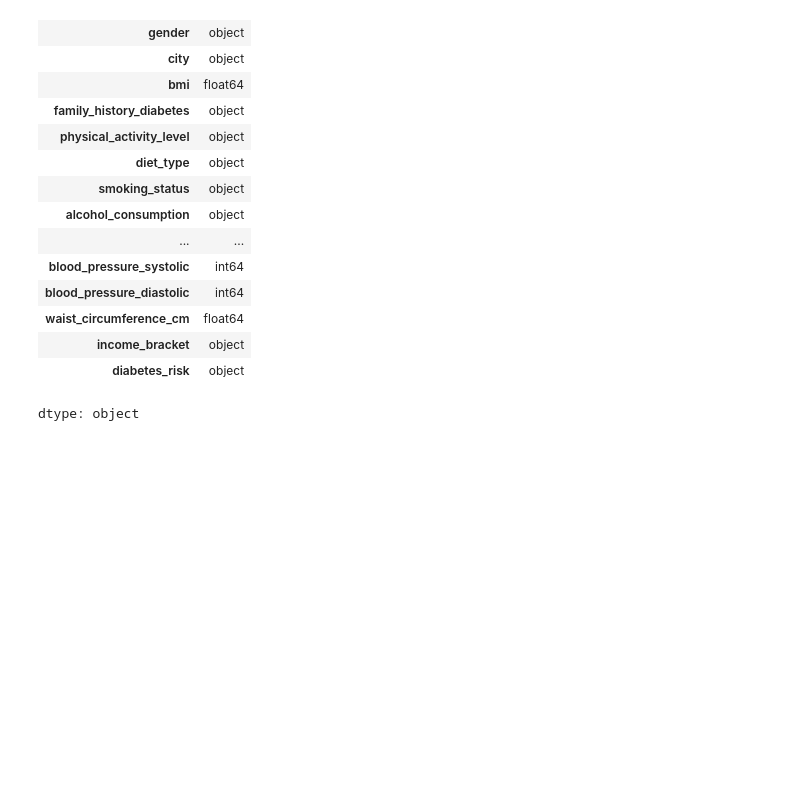
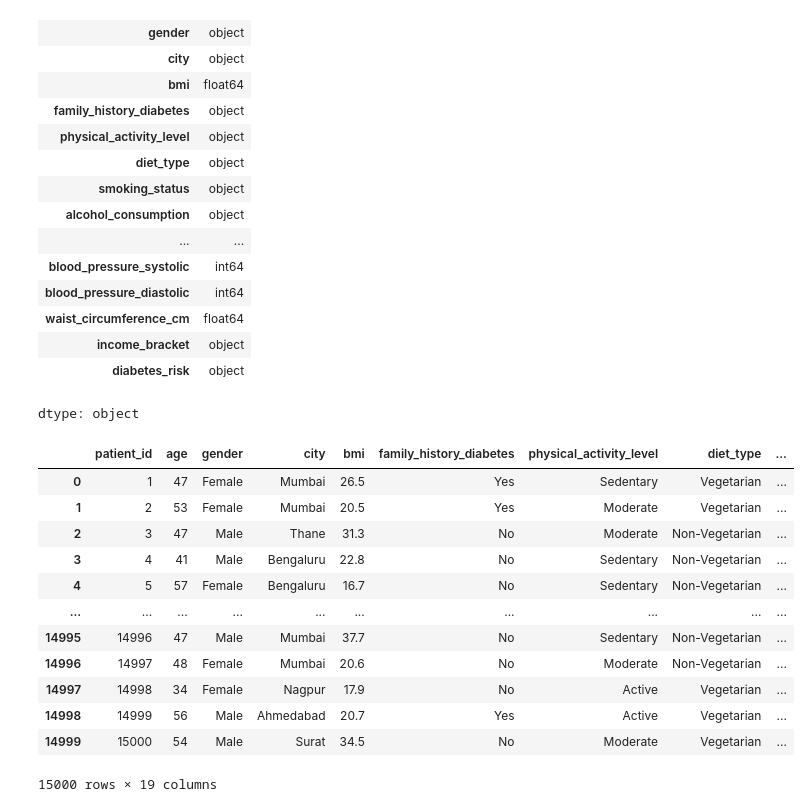
Before and after one commit to Group-9-AI-ML-class-A/Diabetes-Risk-screener, a Jupyter notebook: Virtue_Data_Cleaning_CapstoneP.ipynb, the cells around one changed output. Drawn from its saved outputs; the diff is of its cells as text; code cells hidden in the pictures; blank space fills up the shorter version.

```diff
--- a/Virtue_Data_Cleaning_CapstoneP.ipynb
+++ b/Virtue_Data_Cleaning_CapstoneP.ipynb
@@ -191,3 +191,19 @@ df.dtypes
 | income_bracket | object |
 | diabetes_risk | object |
 dtype: object
+# %%
+df
+# %% [output]
+|  | patient_id | age | gender | city | bmi | family_history_diabetes | physical_activity_level | diet_type | ... |
+| 0 | 1 | 47 | Female | Mumbai | 26.5 | Yes | Sedentary | Vegetarian | ... |
+| 1 | 2 | 53 | Female | Mumbai | 20.5 | Yes | Moderate | Vegetarian | ... |
+| 2 | 3 | 47 | Male | Thane | 31.3 | No | Moderate | Non-Vegetarian | ... |
+| 3 | 4 | 41 | Male | Bengaluru | 22.8 | No | Sedentary | Non-Vegetarian | ... |
+| 4 | 5 | 57 | Female | Bengaluru | 16.7 | No | Sedentary | Non-Vegetarian | ... |
+| ... | ... | ... | ... | ... | ... | ... | ... | ... | ... |
+| 14995 | 14996 | 47 | Male | Mumbai | 37.7 | No | Sedentary | Non-Vegetarian | ... |
+| 14996 | 14997 | 48 | Female | Mumbai | 20.6 | No | Moderate | Non-Vegetarian | ... |
+| 14997 | 14998 | 34 | Female | Nagpur | 17.9 | No | Active | Vegetarian | ... |
+| 14998 | 14999 | 56 | Male | Ahmedabad | 20.7 | Yes | Active | Vegetarian | ... |
+| 14999 | 15000 | 54 | Male | Surat | 34.5 | No | Moderate | Vegetarian | ... |
+15000 rows × 19 columns
```
